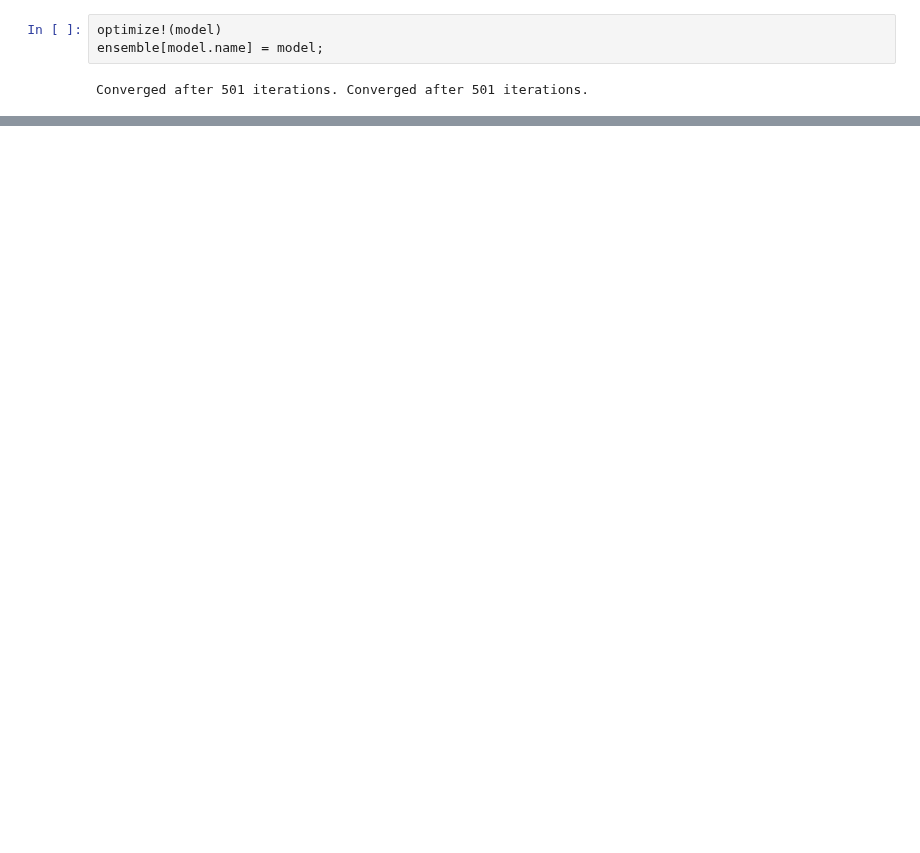
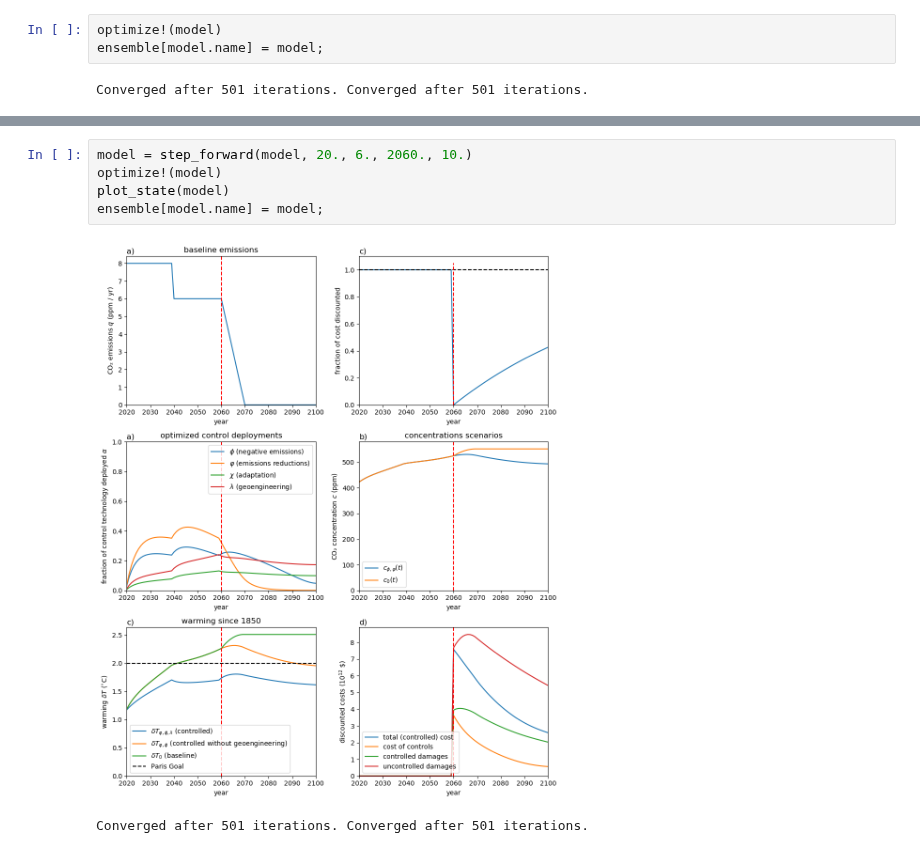
Before and after one commit to hdrake/OptimizeClimate, a Jupyter notebook: move_forward.ipynb, the cells around one changed output, grey strips where cells are left out. Cells and saved outputs as stored; diff of their text form; blank space fills up the shorter version.

```diff
--- a/move_forward.ipynb
+++ b/move_forward.ipynb
@@ -78 +91,9 @@ ensemble[model.name] = model;
 Converged after 501 iterations. Converged after 501 iterations.
+# %%
+model = step_forward(model, 20., 6., 2060., 10.)
+optimize!(model)
+plot_state(model)
+ensemble[model.name] = model;
+# %% [output]
+[figure, added]
+Converged after 501 iterations. Converged after 501 iterations.
```
Also changed, not shown: parts of 6 cells of this notebook, 20 other files.
